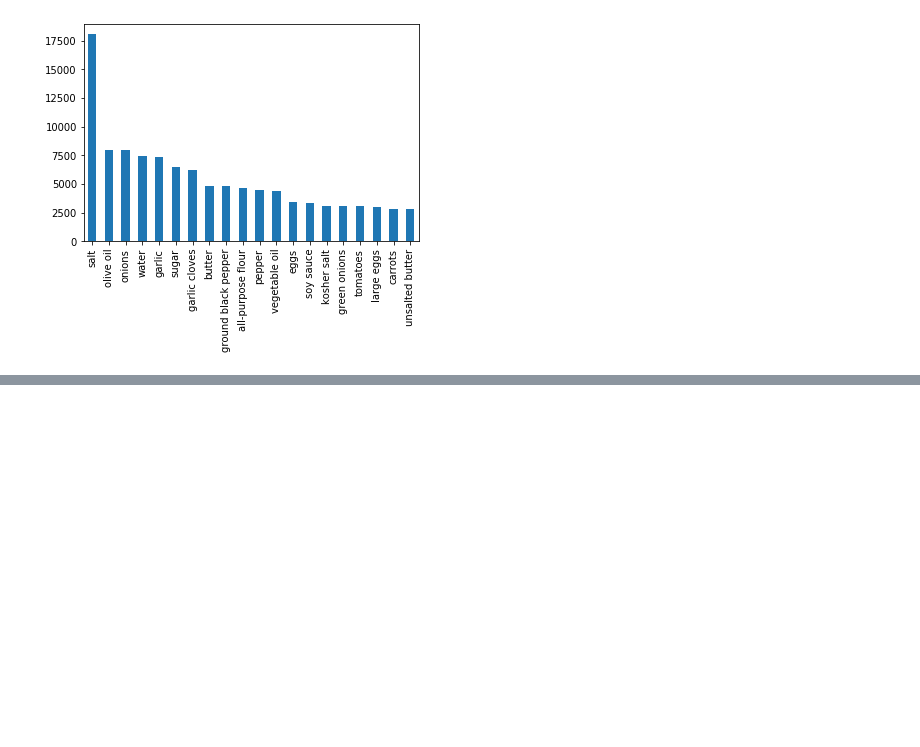
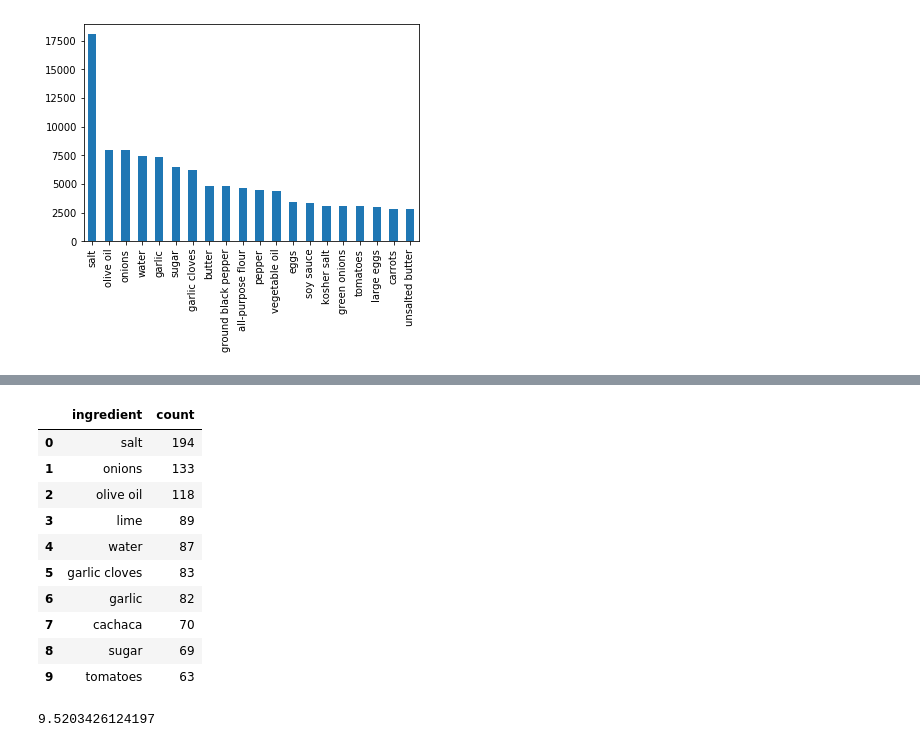
Before and after one commit to volpepe/Cooking-Challenge, a Jupyter notebook: Progetto.ipynb, the cells around one changed output, grey strips where cells are left out. Saved outputs shown, nothing was run; the diff lists cells and outputs as text; code cells hidden in the pictures; blank space fills up the shorter version.

```diff
--- a/Progetto.ipynb
+++ b/Progetto.ipynb
@@ -168,0 +198,26 @@ common_ingredients.value_counts().nlargest(20).plot(kind="bar")
+# %%
+pd.DataFrame(most_common_ingr_by_cuisine('brazilian'), columns=["ingredient", "count"]).head(10)
+# %% [output]
+|  | ingredient | count |
+| 0 | salt | 194 |
+| 1 | onions | 133 |
+| 2 | olive oil | 118 |
+| 3 | lime | 89 |
+| 4 | water | 87 |
+| 5 | garlic cloves | 83 |
+| 6 | garlic | 82 |
+| 7 | cachaca | 70 |
+| 8 | sugar | 69 |
+| 9 | tomatoes | 63 |
+# %%
+def avg_ingr_per_recipe(cuisine):
+    recipes = tmp[cuisine]
+    count = 0;
+    for recipe in recipes:
+        for ingr in recipe:
+            count += 1;
+    return count/len(recipes)
+
+avg_ingr_per_recipe('brazilian')
+# %% [output]
+9.5203426124197
```
Also changed, not shown: parts of 4 cells of this notebook.
